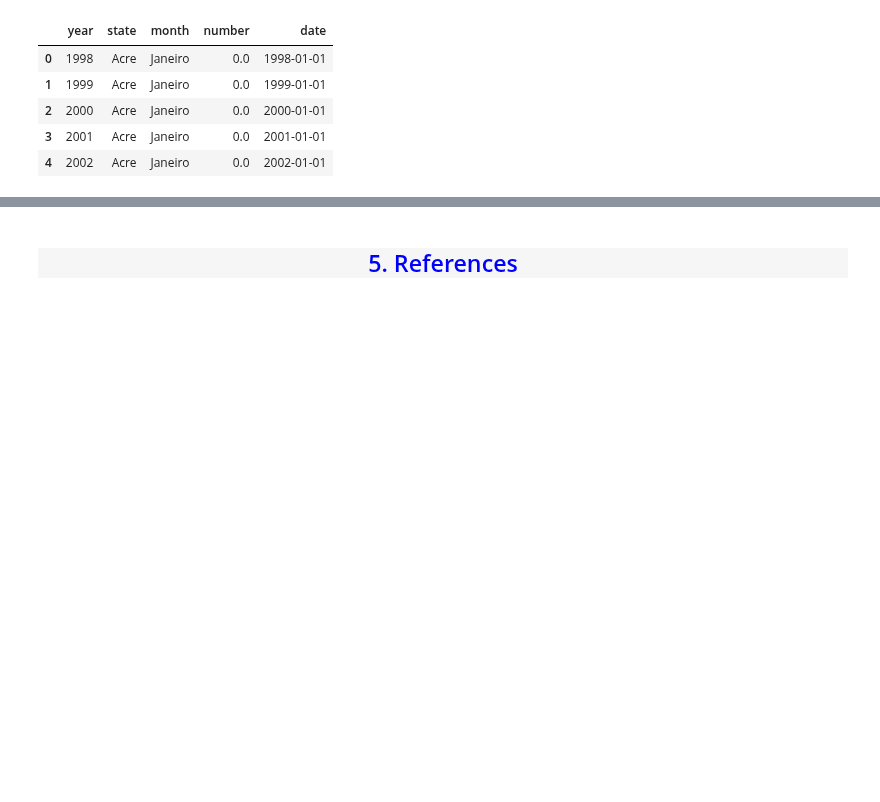
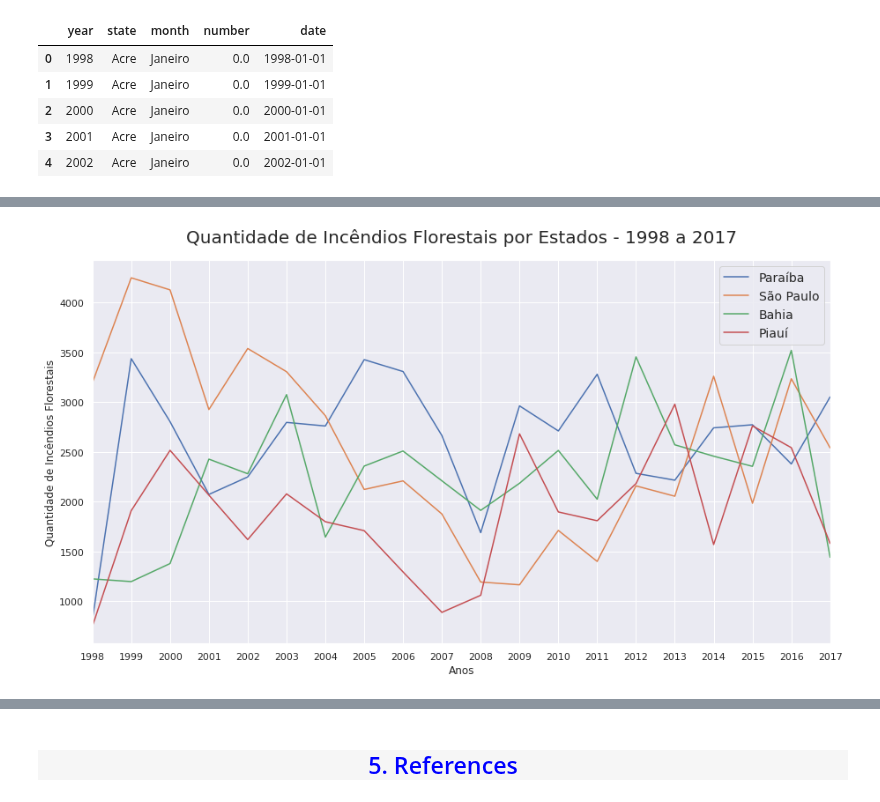
Before and after one commit to anibalfisico/Data-Science, a Jupyter notebook: inc-ndios-no-brasil.ipynb, the cells around one changed output, grey strips where cells are left out. Saved outputs shown, nothing was run; the diff lists cells and outputs as text; code cells hidden in the pictures; blank space fills up the shorter version.

Commit message:
Kaggle Notebook | Incêndios Florestais no Brasil | Version 4

```diff
--- a/inc-ndios-no-brasil.ipynb
+++ b/inc-ndios-no-brasil.ipynb
@@ -277,3 +276,7 @@ df_new.head()
 | 2 | 2000 | Acre | Janeiro | 0.0 | 2000-01-01 |
 | 3 | 2001 | Acre | Janeiro | 0.0 | 2001-01-01 |
 | 4 | 2002 | Acre | Janeiro | 0.0 | 2002-01-01 |
+# %%
+values = ['Paraiba','Sao Paulo','Bahia','Piaui','Goias']
+filtered_df_new = df_new[df_new.state.isin(values)]
+filtered_df_new.head()
@@ -279,0 +290,33 @@ df_new.head()
+# %%
+df_paraiba   = filtered_df_new[filtered_df_new.state == (values[0])]
+df_sao_paulo = filtered_df_new[filtered_df_new.state == (values[1])]
+df_bahia     = filtered_df_new[filtered_df_new.state == (values[2])]
+df_piaui     = filtered_df_new[filtered_df_new.state == (values[3])]
+df_goias     = filtered_df_new[filtered_df_new.state == (values[4])]
+
+df_paraiba_graph                  = df_paraiba.groupby('year')['number'].agg(['sum']).reset_index()
+df_paraiba_graph.rename(columns   = {'sum':'number_year'}, inplace = True)
+df_sao_paulo_graph                = df_sao_paulo.groupby('year')['number'].agg(['sum']).reset_index()
+df_sao_paulo_graph.rename(columns = {'sum':'number_year'}, inplace = True)
+df_bahia_graph                    = df_bahia.groupby('year')['number'].agg(['sum']).reset_index()
+df_bahia_graph.rename(columns     = {'sum':'number_year'}, inplace = True)
+df_piaui_graph                    = df_piaui.groupby('year')['number'].agg(['sum']).reset_index()
+df_piaui_graph.rename(columns     = {'sum':'number_year'}, inplace = True)
+df_goias_graph                    = df_goias.groupby('year')['number'].agg(['sum']).reset_index()
+df_goias_graph.rename(columns     = {'sum':'number_year'}, inplace = True)
+# %%
+_ = sns.set_style('whitegrid')
+_ = sns.set(rc={'figure.figsize':(15,8)})
+_ = sns.lineplot(data=df_paraiba_graph, x="year", y="number_year")
+_ = sns.lineplot(data=df_sao_paulo_graph, x="year", y="number_year")
+_ = sns.lineplot(data=df_bahia_graph, x="year", y="number_year")
+_ = sns.lineplot(data=df_piaui_graph, x="year", y="number_year")
+_ = sns.lineplot(data=df_goias_graph, x="year", y="number_year")
+_ = plt.title('Quantidade de Incêndios Florestais por Estados - 1998 a 2017',size=20,pad=20)
+_ = plt.xlim(int(df_year.iloc[0].year),int(df_year.iloc[-1].year))
+_ = plt.xticks(range(int(df_year.iloc[0].year),int(df_year.iloc[-1].year)+1,1))
+_ = plt.xlabel('Anos')
+_ = plt.ylabel('Quantidade de Incêndios Florestais')
+_ = plt.legend(['Paraíba','São Paulo','Bahia','Piauí','Goiás'],fontsize=14)
+# %% [output]
+[figure, added]
```
Also changed, not shown: parts of 3 cells of this notebook.
